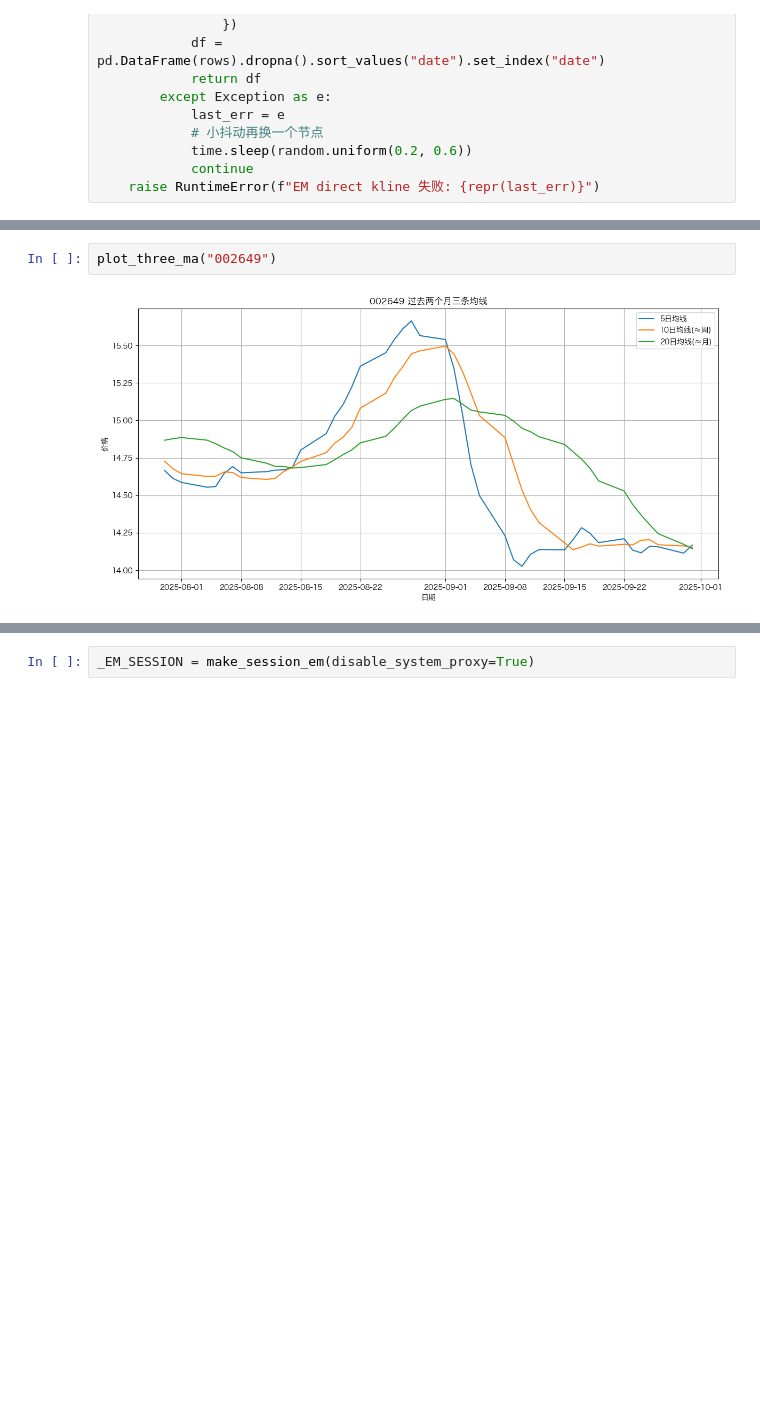
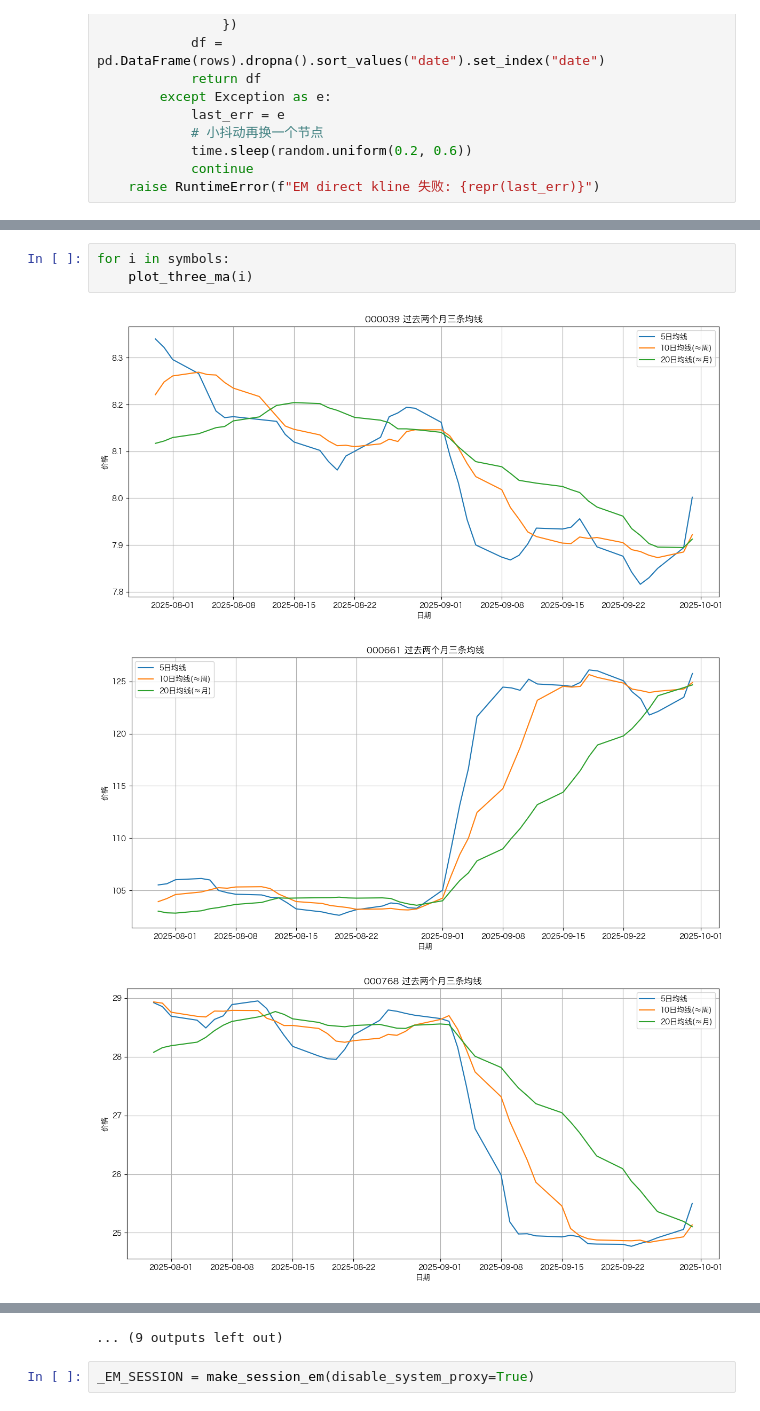
Before and after one commit to zzzxdzzz/MyTools, a Jupyter notebook: ak-tool.ipynb, the cells around one changed output, grey strips where cells are left out. Saved outputs shown, nothing was run; the diff lists cells and outputs as text; blank space fills up the shorter version.

```diff
--- a/ak-tool.ipynb
+++ b/ak-tool.ipynb
@@ -897,4 +1045,7 @@ print("触发信号的股票：", symbols)
 # %%
-plot_three_ma("002649")
+for i in symbols:
+    plot_three_ma(i)
 # %% [output]
-[figure, old version]
+[figure, new version]
+[figure, added]
+[figure, added]
@@ -901,3 +1061,4 @@ plot_three_ma("002649")
+... (9 outputs left out)
 # %%
 _EM_SESSION = make_session_em(disable_system_proxy=True)
 # %%
```
Also changed, not shown: parts of 12 cells of this notebook.
